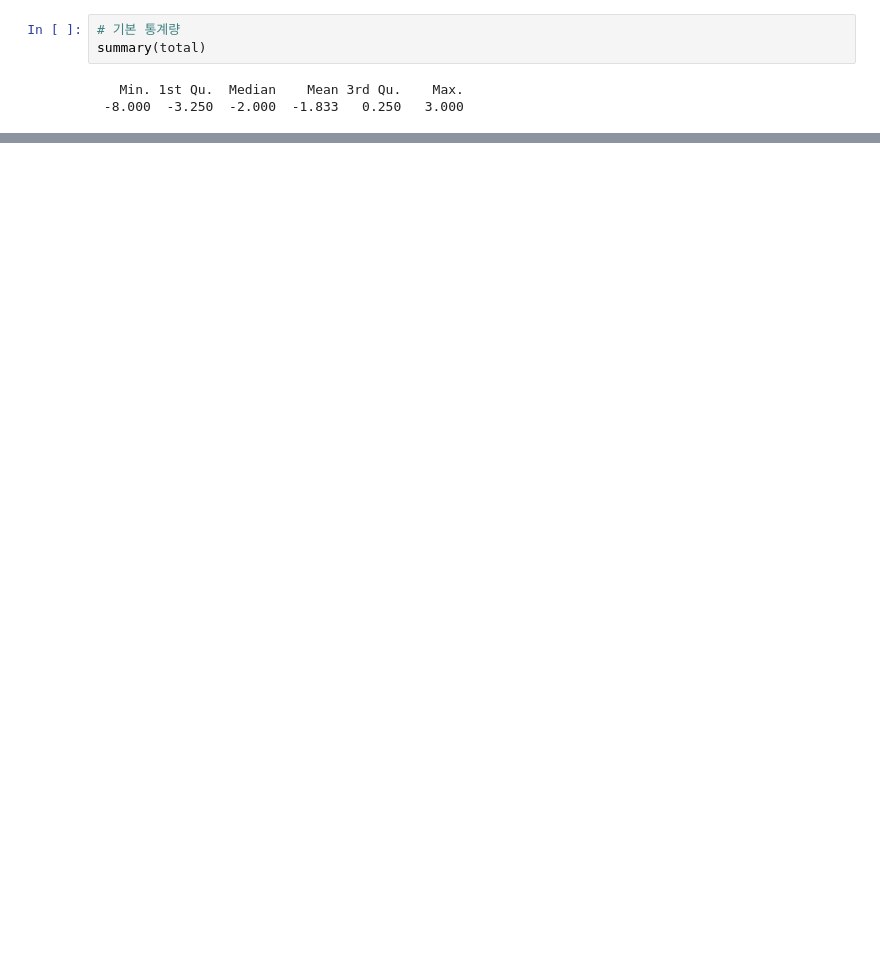
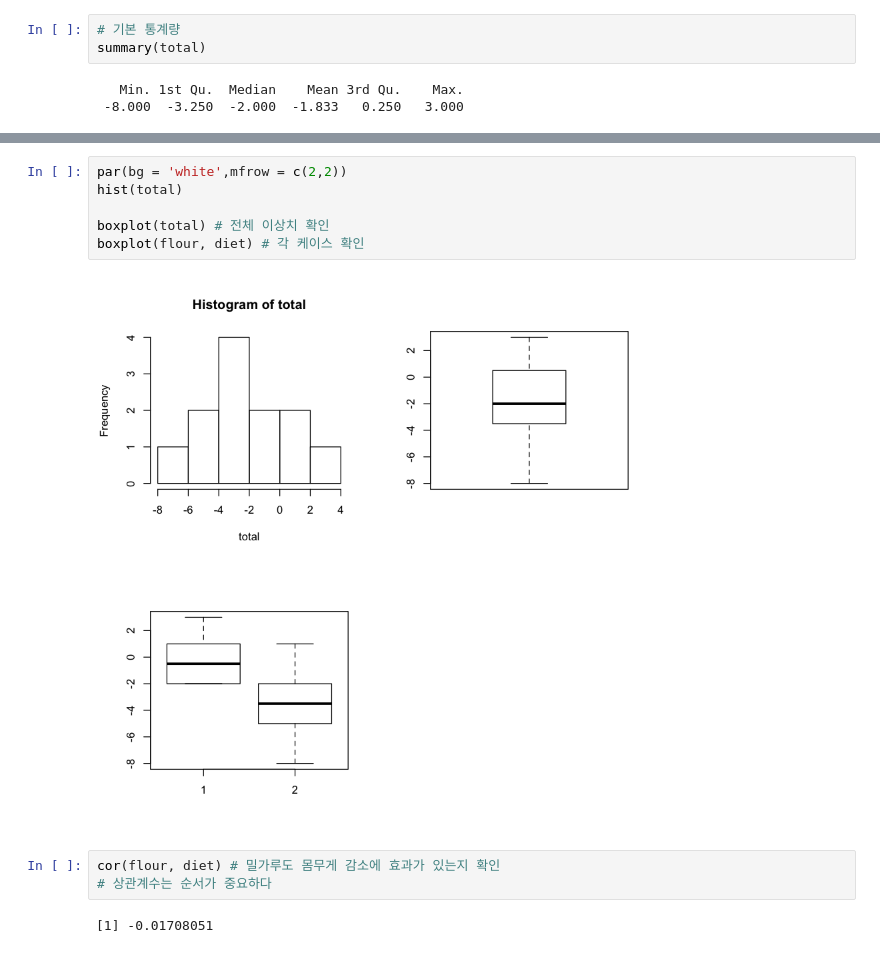
Before and after one commit to monargent0/TJRrrClass, a Jupyter notebook: 13. 기초통계량.ipynb, the cells around one changed output, grey strips where cells are left out. Cells and saved outputs as stored; diff of their text form; blank space fills up the shorter version.

```diff
--- a/13. 기초통계량.ipynb
+++ b/13. 기초통계량.ipynb
@@ -28,0 +20,13 @@ boxplot(total)
+# %%
+par(bg = 'white',mfrow = c(2,2))
+hist(total)
+
+boxplot(total) # 전체 이상치 확인
+boxplot(flour, diet) # 각 케이스 확인
+# %% [output]
+[figure, added]
+# %%
+cor(flour, diet) # 밀가루도 몸무게 감소에 효과가 있는지 확인
+# 상관계수는 순서가 중요하다
+# %% [output]
+[1] -0.01708051
```
Also changed, not shown: parts of 10 cells of this notebook, 1 other file.
